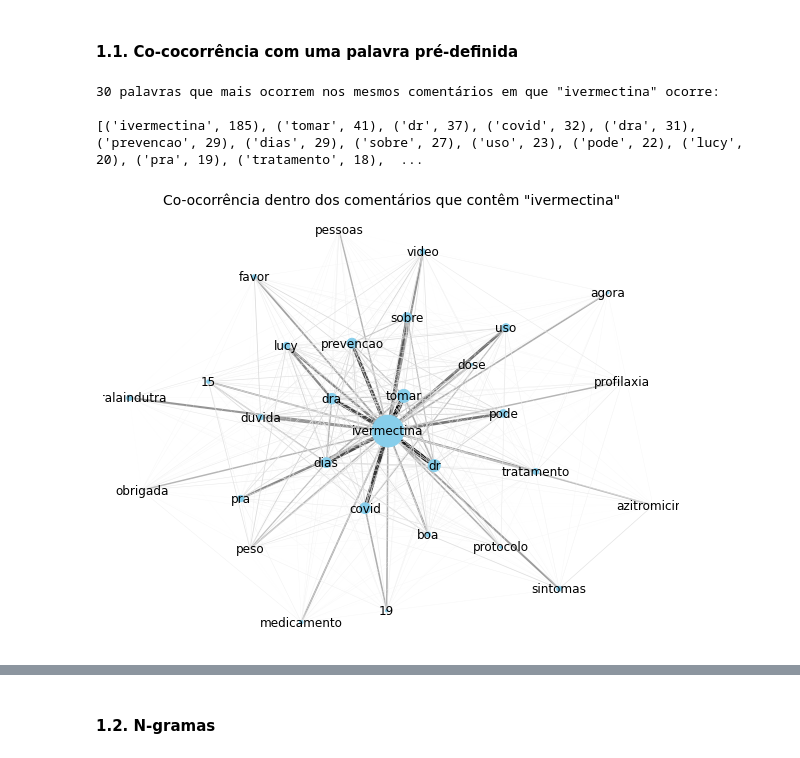
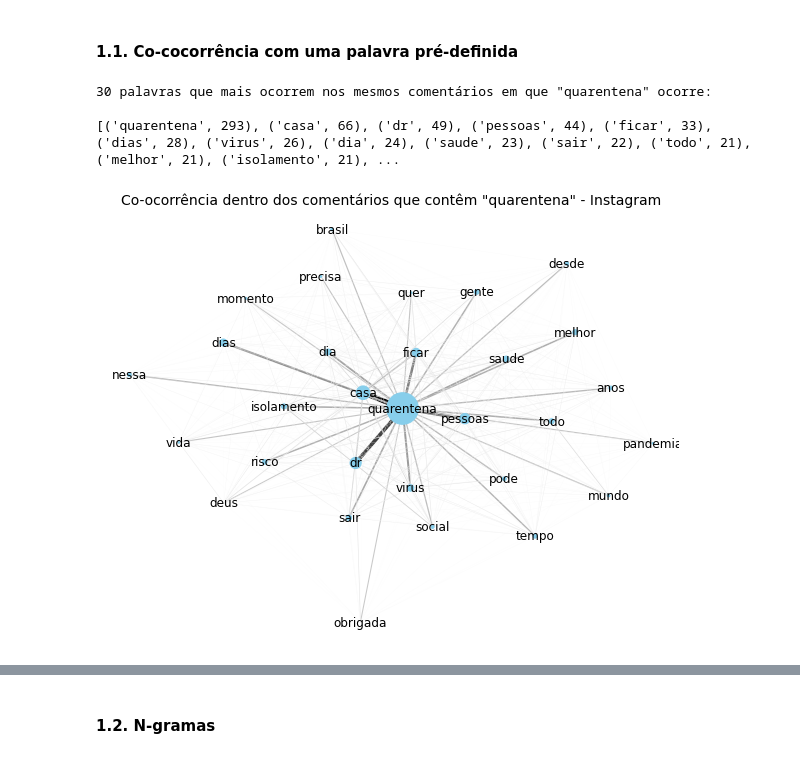
Before and after one commit to PIIMR-CDA/analises, a Jupyter notebook: instagram/co_occurence.ipynb, the cells around one changed output, grey strips where cells are left out. Cells and saved outputs as stored; diff of their text form; code cells hidden in the pictures.

```diff
--- a/instagram/co_occurence.ipynb
+++ b/instagram/co_occurence.ipynb
@@ -47,7 +48,7 @@ def word_occurence_matrix(text, target=None, stop_words=None, binary=True, prepr
     Otherwise, it represents the count of how many times that word appears in that message.
     '''
     if target:
-        text = list(filter(lambda x : target in x, text)) #Filter comments in which target word is present
+        text = list(filter(lambda x : target in x.split(), text)) #Filter comments in which target word is present
 
     preprocessor = CountVectorizer(strip_accents='unicode').build_preprocessor()
     if stop_words:
@@ -56,7 +57,7 @@ def word_occurence_matrix(text, target=None, stop_words=None, binary=True, prepr
         text = [preprocessor(msg) for msg in text] #preprocesses text
 
     #calculates word count for each message
-    vectorizer = CountVectorizer(strip_accents='unicode', stop_words=stop_words, binary=binary)
+    vectorizer = CountVectorizer(strip_accents='unicode', stop_words=stop_words, binary=binary, dtype=np.uint16)
     X = vectorizer.fit_transform(text).toarray()
 
     labels = vectorizer.get_feature_names()
@@ -108,0 +222,30 @@ for channel, group in comments.groupby('dono_do_post'):
+# %%
+for c, channel in enumerate(comments_by_channel):
+    X, labels = word_occurence_matrix(channel)
+
+    word_count = X.sum(axis=0) #no. of comments in which each word appears
+    most_freq_zipped = sorted(zip(word_count, labels, X.T), reverse=True)[:N]
+    word_count, labels, X_t = zip(*most_freq_zipped)
+
+    X = np.vstack(X_t).T #After unzip, X_t is (words x comments)
+    co_X = co_occurence_matrix(X)
+
+    plt.figure(figsize=(10,8))
+    ax = plt.gca()
+    ax.set_title(f'Co-ocorrência no perfil {channels[c]} - Instagram', fontsize=14)
+
+    G = nx.Graph()
+
+    for i, row in enumerate(co_X):
+        for j, co in enumerate(co_X[i]):
+            G.add_edge(labels[i], labels[j], weight=(co))
+
+    edges, weights = zip(*nx.get_edge_attributes(G,'weight').items())
+    norm_weights = (weights - min(weights)) / (max(weights) - min(weights))
+    norm_count = (word_count - min(word_count)) / (max(word_count) - min(word_count))
+
+    nx.draw(G, with_labels=True, node_color='skyblue', edgelist=edges, width=norm_weights*5,
+            edge_color=norm_weights, edge_cmap=cm.get_cmap('binary'), node_size=norm_count*1000,
+            pos = nx.spring_layout(G, k=1))
+    #plt.savefig(f'grafos/{channels[c]}.png')
+    plt.show()
@@ -109,9 +261,10 @@ for channel, group in comments.groupby('dono_do_post'):
 # %% [markdown]
 #### 1.1. Co-cocorrência com uma palavra pré-definida
 # %%
-target = 'ivermectina'
+#targets = 'covid', 'peguei', 'tomei', 'fiquei', 'cloroquina', 'ivermectina', 'quarentena'
+target = 'quarentena'
 
-X, labels = word_occurence_matrix(text, target=target, stop_words=stop_words)
+X, labels = word_occurence_matrix(comments['texto_do_comentario'] , target=target)
 
 word_count = X.sum(axis=0) #no. of comments containing A in which each word appears
 most_freq_zipped = sorted(zip(word_count, labels, X.T), reverse=True)[:N]
@@ -123,28 +276,29 @@ print(list(zip(labels, word_count))[:N])
 X = np.vstack(X_t).T #After unzip, X_t is (words x comments)
 co_X = co_occurence_matrix(X)
 # %% [output]
-30 palavras que mais ocorrem nos mesmos comentários em que "ivermectina" ocorre:
+30 palavras que mais ocorrem nos mesmos comentários em que "quarentena" ocorre:
 
-[('ivermectina', 185), ('tomar', 41), ('dr', 37), ('covid', 32), ('dra', 31), ('prevencao', 29), ('dias', 29), ('sobre', 27), ('uso', 23), ('pode', 22), ('lucy', 20), ('pra', 19), ('tratamento', 18),  ...
+[('quarentena', 293), ('casa', 66), ('dr', 49), ('pessoas', 44), ('ficar', 33), ('dias', 28), ('virus', 26), ('dia', 24), ('saude', 23), ('sair', 22), ('todo', 21), ('melhor', 21), ('isolamento', 21), ...
 # %%
 G = nx.Graph()
 
 for i, row in enumerate(co_X):
     for j, co in enumerate(co_X[i]):
         G.add_edge(labels[i], labels[j], weight=(co))
 
 edges, weights = zip(*nx.get_edge_attributes(G,'weight').items())
 norm_weights = (weights - min(weights)) / (max(weights) - min(weights))
 norm_count = (word_count - min(word_count)) / (max(word_count) - min(word_count))
 
 plt.figure(figsize=(8,6))
 nx.draw(G, with_labels=True, node_color='skyblue', edgelist=edges, width=norm_weights*5,
         edge_color=norm_weights, edge_cmap=cm.get_cmap('binary'), node_size=norm_count*1000,
         pos = nx.spring_layout(G, k=1))
-plt.title(f'Co-ocorrência dentro dos comentários que contêm "{target}"', fontsize=14)
+plt.title(f'Co-ocorrência dentro dos comentários que contêm "{target}" - Instagram', fontsize=14)
+plt.savefig(f'grafos/{target}_geral.png')
 plt.show()
 # %% [output]
-[figure, old version]
+[figure, new version]
 # %%
 cc_by_channel = []
 cc_channels = []
```
Also changed, not shown: parts of 17 cells of this notebook, 4 other files.
